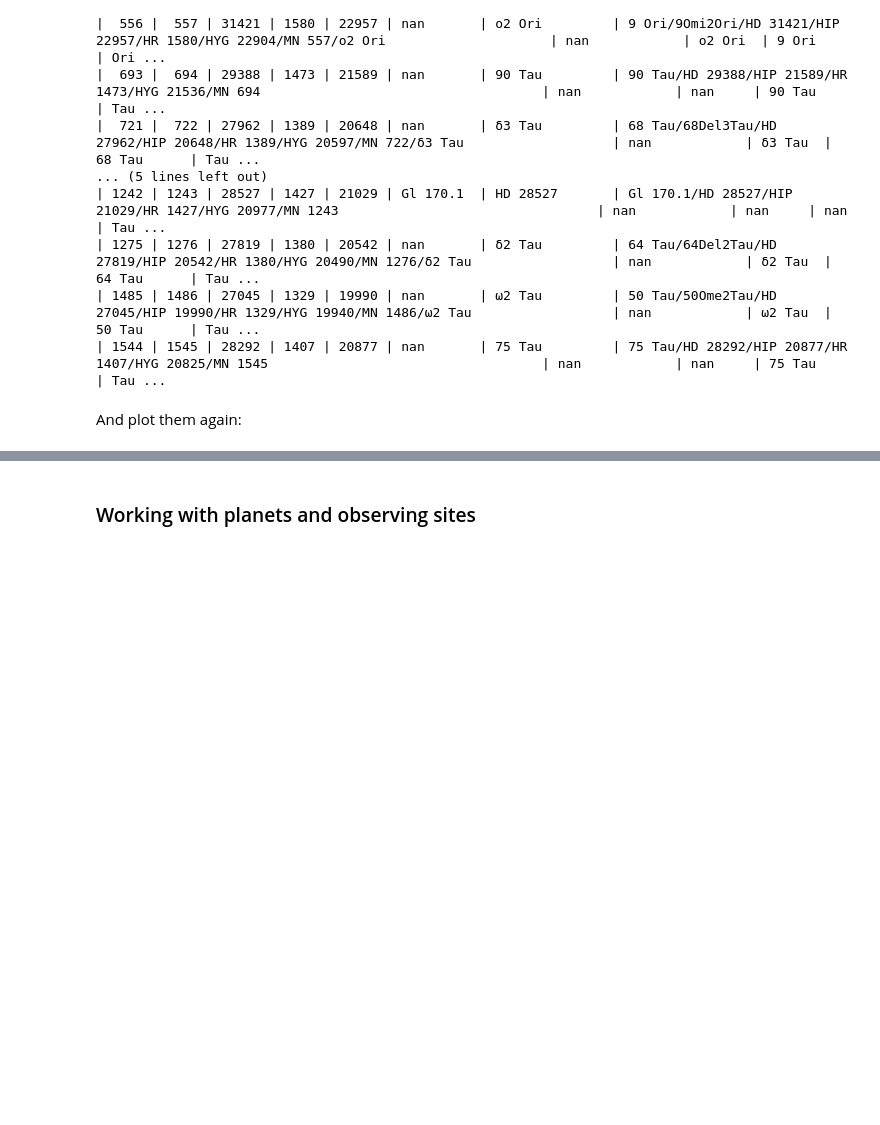
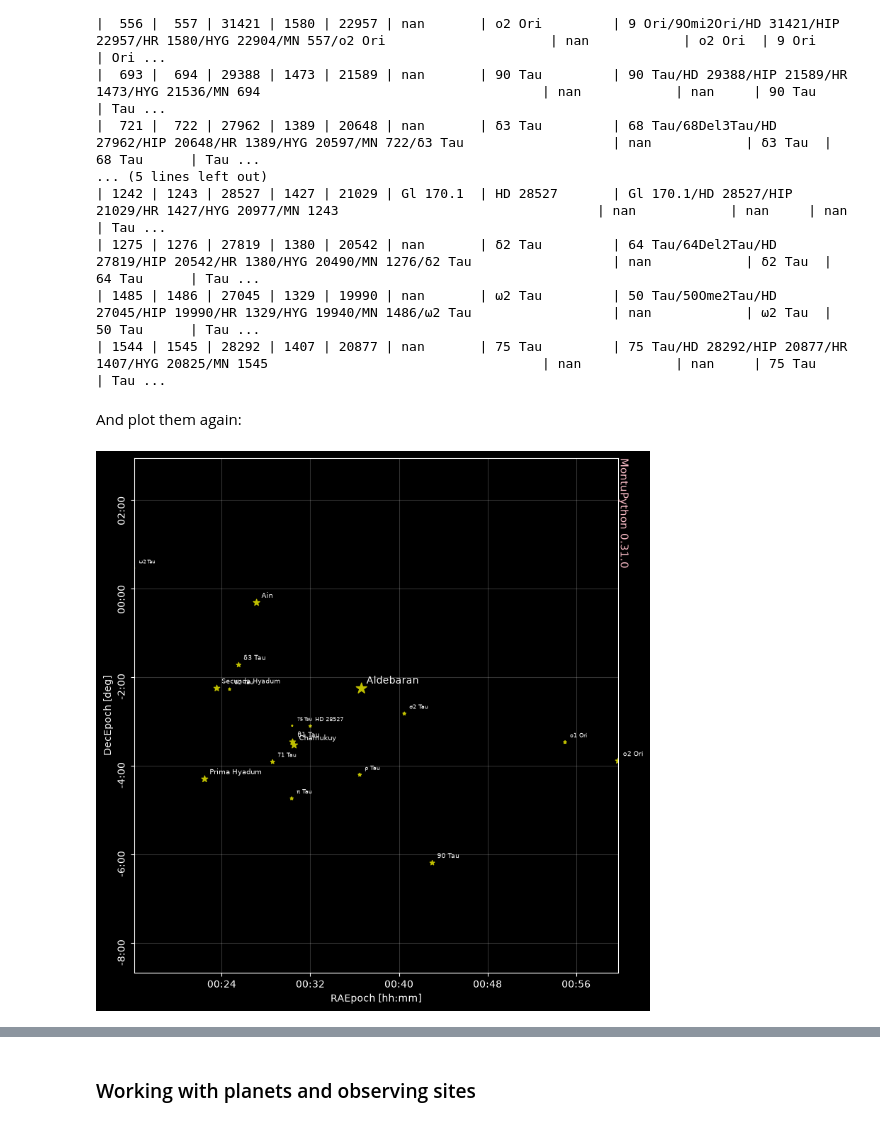
Before and after one commit to seap-udea/MontuPython, a Jupyter notebook: README.ipynb, the cells around one changed output, grey strips where cells are left out. Cells and saved outputs as stored; diff of their text form; code cells hidden in the pictures; blank space fills up the shorter version.

```diff
--- a/README.ipynb
+++ b/README.ipynb
@@ -343,7 +349,11 @@ And plot them again:
 # %%
 fig,axs = hyades.plot_stars(coords=['RAEpoch','DecEpoch'])
 fig.savefig('gallery/hyades-precessed.png')
+display(fig)
 plt.close(fig) # Used only for README generation
+from IPython.display import display
+# %% [output]
+[figure, added]
 # %% [markdown]
 <p align="center"><img src="https://github.com/seap-udea/MontuPython/blob/main/gallery/hyades-precessed.png?raw=true" alt="Logo""/></p>
 # %% [markdown]
```
Also changed, not shown: parts of 5 cells of this notebook, 24 other files.
